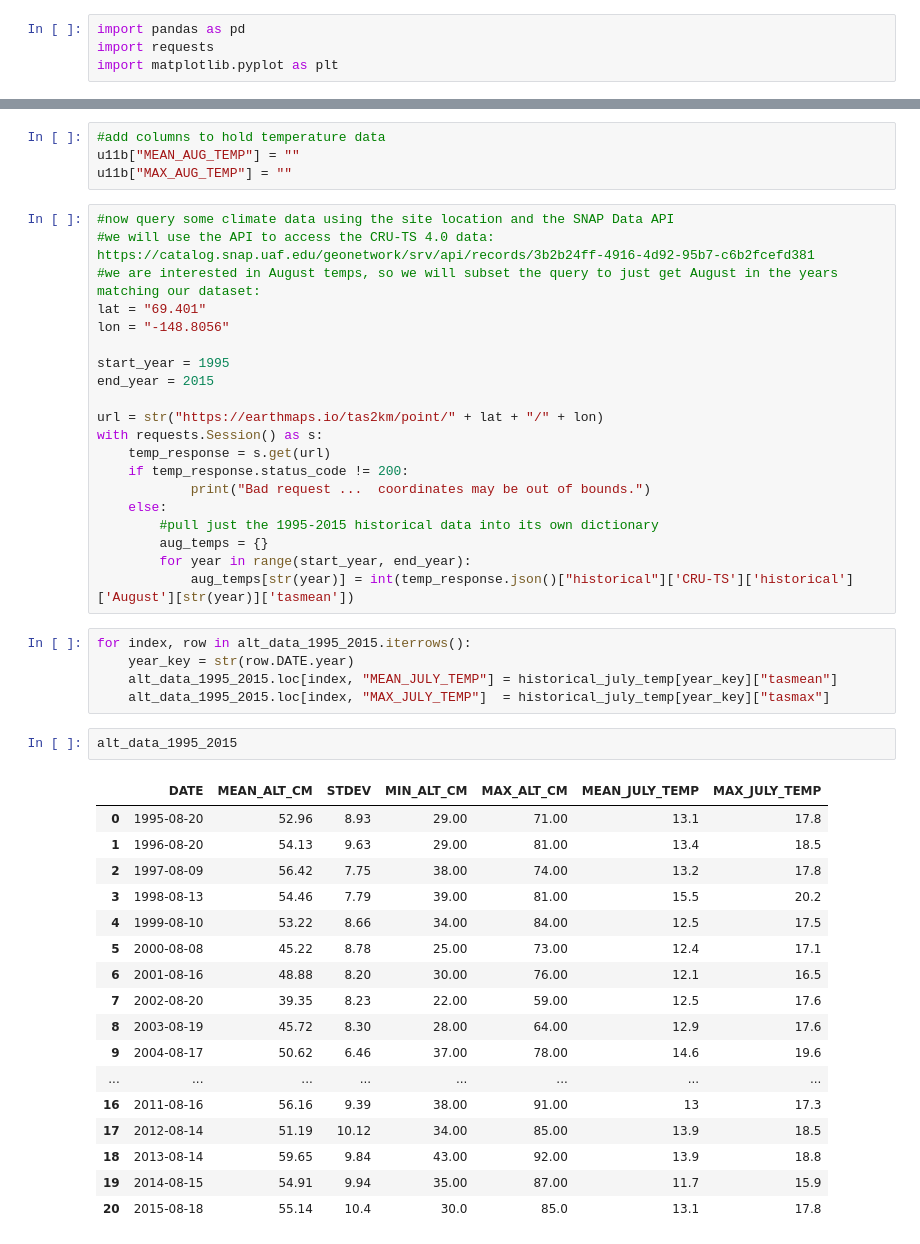
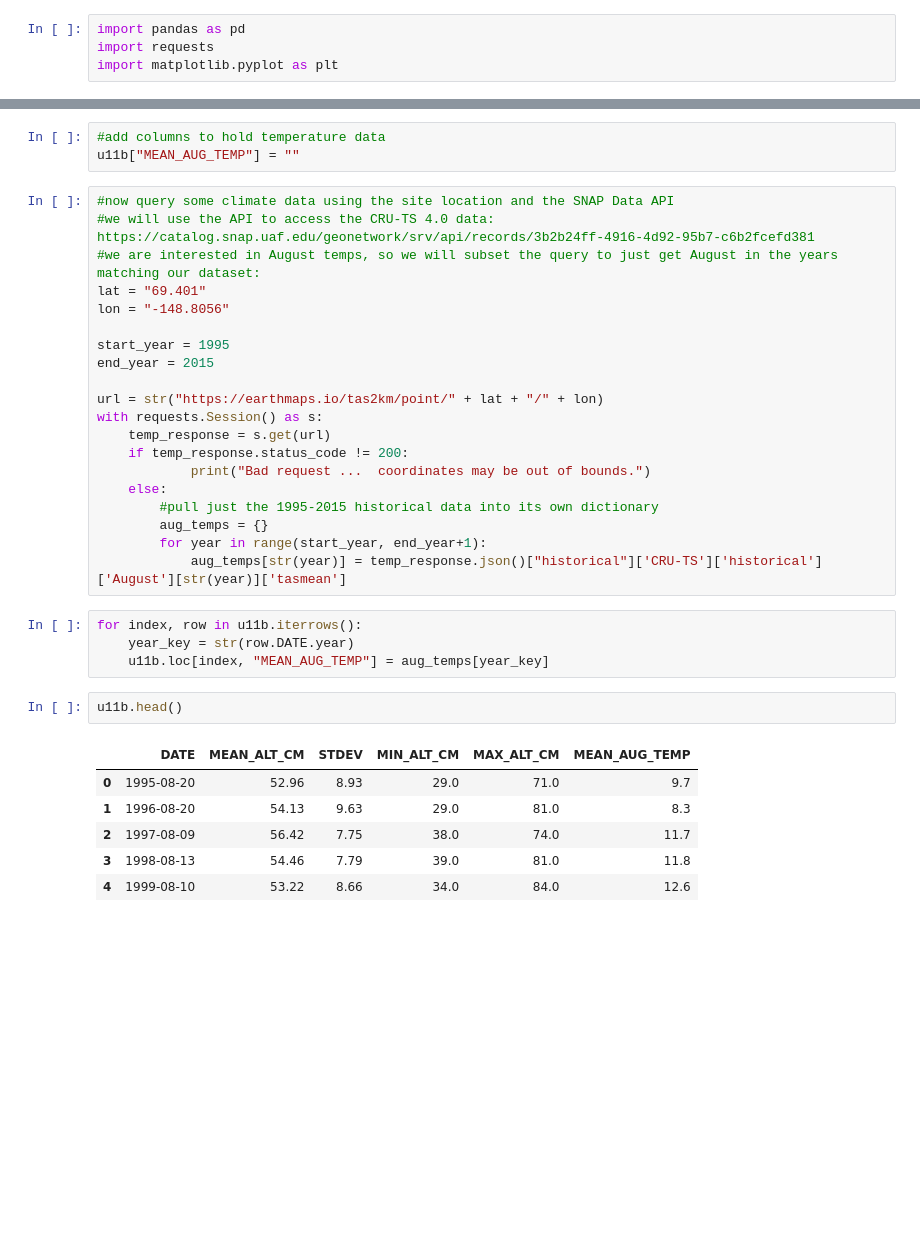
Before and after one commit to ua-snap/ardac-toolbox, a Jupyter notebook: notebooks/calm.ipynb, the cells around one changed output, grey strips where cells are left out. Saved outputs shown, nothing was run; the diff lists cells and outputs as text; blank space fills up the shorter version.

```diff
--- a/notebooks/calm.ipynb
+++ b/notebooks/calm.ipynb
@@ -22,7 +23,6 @@ u11b.head()
 # %%
 #add columns to hold temperature data
 u11b["MEAN_AUG_TEMP"] = ""
-u11b["MAX_AUG_TEMP"] = ""
 # %%
 #now query some climate data using the site location and the SNAP Data API
 #we will use the API to access the CRU-TS 4.0 data: https://catalog.snap.uaf.edu/geonetwork/srv/api/records/3b2b24ff-4916-4d92-95b7-c6b2fcefd381
@@ -41,33 +41,21 @@ with requests.Session() as s:
     else:
         #pull just the 1995-2015 historical data into its own dictionary
         aug_temps = {}
-        for year in range(start_year, end_year):
-            aug_temps[str(year)] = int(temp_response.json()["historical"]['CRU-TS']['historical']['August'][str(year)]['tasmean'])
+        for year in range(start_year, end_year+1):
+            aug_temps[str(year)] = temp_response.json()["historical"]['CRU-TS']['historical']['August'][str(year)]['tasmean']
 # %%
-for index, row in alt_data_1995_2015.iterrows():
+for index, row in u11b.iterrows():
     year_key = str(row.DATE.year)
-    alt_data_1995_2015.loc[index, "MEAN_JULY_TEMP"] = historical_july_temp[year_key]["tasmean"]
-    alt_data_1995_2015.loc[index, "MAX_JULY_TEMP"]  = historical_july_temp[year_key]["tasmax"]
+    u11b.loc[index, "MEAN_AUG_TEMP"] = aug_temps[year_key]
-# %%
-alt_data_1995_2015
-# %% [output]
-|  | DATE | MEAN_ALT_CM | STDEV | MIN_ALT_CM | MAX_ALT_CM | MEAN_JULY_TEMP | MAX_JULY_TEMP |
-| 0 | 1995-08-20 | 52.96 | 8.93 | 29.00 | 71.00 | 13.1 | 17.8 |
-| 1 | 1996-08-20 | 54.13 | 9.63 | 29.00 | 81.00 | 13.4 | 18.5 |
-| 2 | 1997-08-09 | 56.42 | 7.75 | 38.00 | 74.00 | 13.2 | 17.8 |
-| 3 | 1998-08-13 | 54.46 | 7.79 | 39.00 | 81.00 | 15.5 | 20.2 |
-| 4 | 1999-08-10 | 53.22 | 8.66 | 34.00 | 84.00 | 12.5 | 17.5 |
-| 5 | 2000-08-08 | 45.22 | 8.78 | 25.00 | 73.00 | 12.4 | 17.1 |
-| 6 | 2001-08-16 | 48.88 | 8.20 | 30.00 | 76.00 | 12.1 | 16.5 |
-| 7 | 2002-08-20 | 39.35 | 8.23 | 22.00 | 59.00 | 12.5 | 17.6 |
-| 8 | 2003-08-19 | 45.72 | 8.30 | 28.00 | 64.00 | 12.9 | 17.6 |
-| 9 | 2004-08-17 | 50.62 | 6.46 | 37.00 | 78.00 | 14.6 | 19.6 |
-| ... | ... | ... | ... | ... | ... | ... | ... |
-| 16 | 2011-08-16 | 56.16 | 9.39 | 38.00 | 91.00 | 13 | 17.3 |
-| 17 | 2012-08-14 | 51.19 | 10.12 | 34.00 | 85.00 | 13.9 | 18.5 |
-| 18 | 2013-08-14 | 59.65 | 9.84 | 43.00 | 92.00 | 13.9 | 18.8 |
-| 19 | 2014-08-15 | 54.91 | 9.94 | 35.00 | 87.00 | 11.7 | 15.9 |
-| 20 | 2015-08-18 | 55.14 | 10.4 | 30.0 | 85.0 | 13.1 | 17.8 |
+# %%
+u11b.head()
+# %% [output]
+|  | DATE | MEAN_ALT_CM | STDEV | MIN_ALT_CM | MAX_ALT_CM | MEAN_AUG_TEMP |
+| 0 | 1995-08-20 | 52.96 | 8.93 | 29.0 | 71.0 | 9.7 |
+| 1 | 1996-08-20 | 54.13 | 9.63 | 29.0 | 81.0 | 8.3 |
+| 2 | 1997-08-09 | 56.42 | 7.75 | 38.0 | 74.0 | 11.7 |
+| 3 | 1998-08-13 | 54.46 | 7.79 | 39.0 | 81.0 | 11.8 |
+| 4 | 1999-08-10 | 53.22 | 8.66 | 34.0 | 84.0 | 12.6 |
 # %%
 #plot the data to explore relationships
 
```
Also changed, not shown: parts of 2 cells of this notebook.
